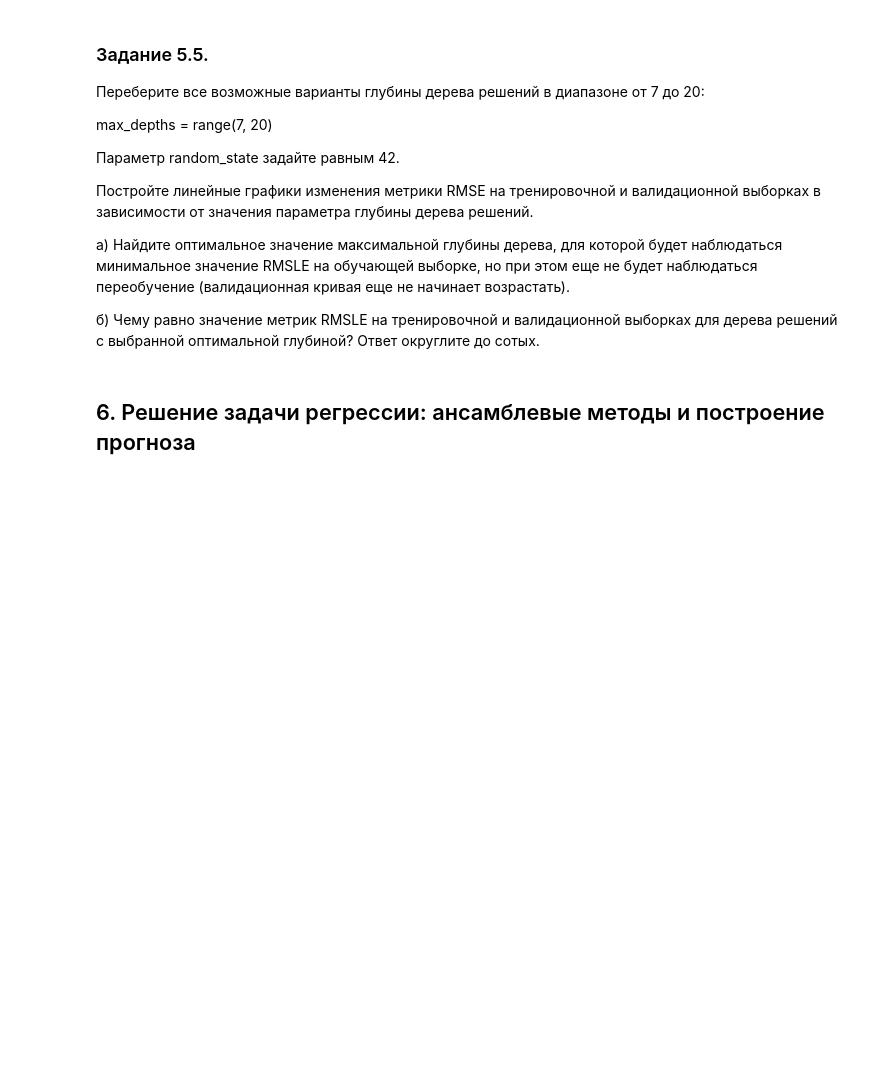
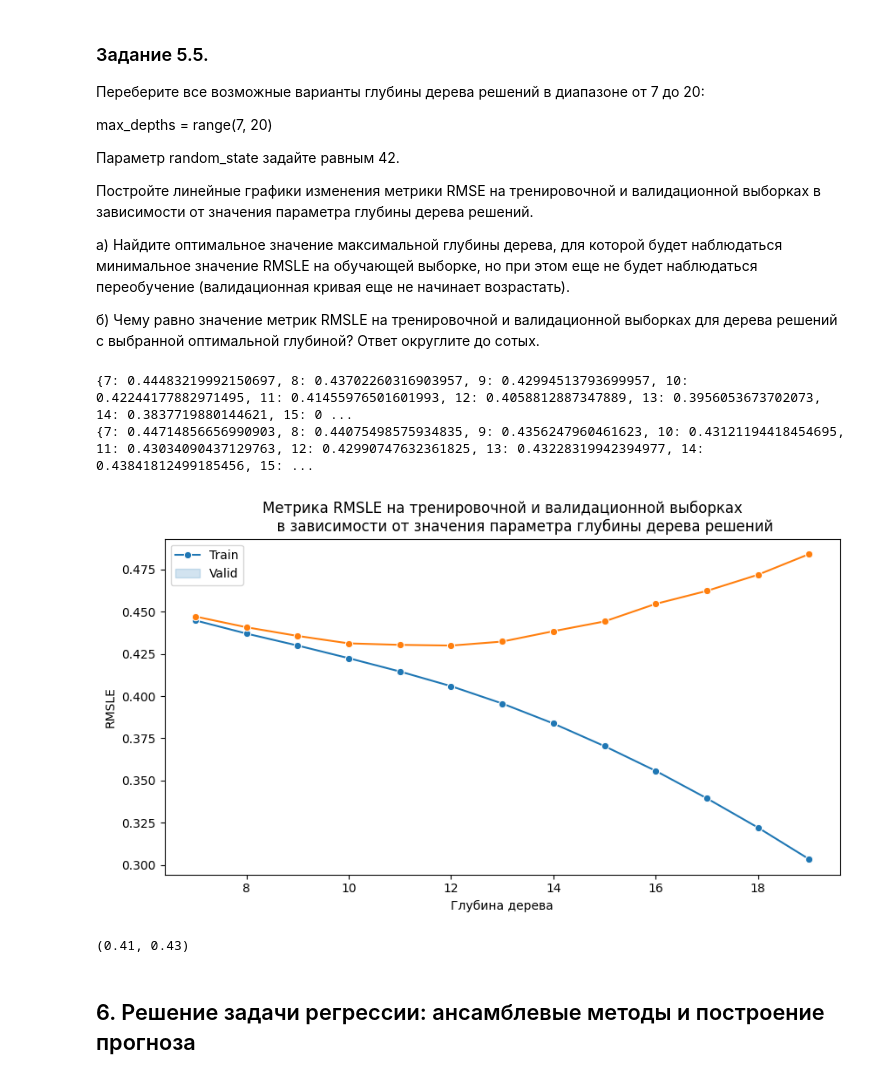
Before and after one commit to AntonYurkovskiy/Project_5_NY_City_Taxi_Trip_Duration, a Jupyter notebook: Project-5._Ноутбук-шаблон.ipynb, the cells around one changed output. Saved outputs shown, nothing was run; the diff lists cells and outputs as text; code cells hidden in the pictures; blank space fills up the shorter version.

```diff
--- a/Project-5._Ноутбук-шаблон.ipynb
+++ b/Project-5._Ноутбук-шаблон.ipynb
@@ -1135,3 +1235,50 @@ max_depths = range(7, 20)
+# %%
+# ваш код здесь
+
+def des_tree(depth):
+    model = DecisionTreeRegressor(max_depth=depth, random_state = 42)
+    model.fit(X_train_scaled, y_train_log)
+    y_train_pred_log = model.predict(X_train_scaled)
+    y_valid_pred_log = model.predict(X_valid_scaled)
+    rmse_train = root_mean_squared_error(y_train_log, y_train_pred_log)
+    rmse_val = root_mean_squared_error(y_valid_log, y_valid_pred_log)
+    return rmse_train, rmse_val
+
+train_rmse_dict={}
+val_rmse_dict={}
+
+for i in range(7, 20):
+    train_rmse_dict[i],val_rmse_dict[i] = des_tree(i)
+    # .update({i:des_tree(i)[0]})
+    # .update({i:des_tree(i)[1]})
+
+print(train_rmse_dict)
+print(val_rmse_dict)
+# %% [output]
+{7: 0.44483219992150697, 8: 0.43702260316903957, 9: 0.42994513793699957, 10: 0.42244177882971495, 11: 0.41455976501601993, 12: 0.4058812887347889, 13: 0.3956053673702073, 14: 0.3837719880144621, 15: 0 ...
+{7: 0.44714856656990903, 8: 0.44075498575934835, 9: 0.4356247960461623, 10: 0.43121194418454695, 11: 0.43034090437129763, 12: 0.42990747632361825, 13: 0.43228319942394977, 14: 0.43841812499185456, 15: ...
+# %%
+metrics = pd.DataFrame({
+    'Train':train_rmse_dict.values(),
+    'Valid':val_rmse_dict.values()
+},
+                       index=train_rmse_dict.keys())
+
+
+fig, ax = plt.subplots(figsize=(10, 5))
+ax = sns.lineplot(x=metrics.index, y=metrics.Train, marker="o")
+ax = sns.lineplot(x=metrics.index, y=metrics.Valid, marker="o")
+plt.title('Метрика RMSLE на тренировочной и валидационной выборках\n\
+          в зависимости от значения параметра глубины дерева решений')
+plt.legend(labels = metrics.columns)
+ax.set_xlabel('Глубина дерева')
+ax.set_ylabel('RMSLE');
+# %% [output]
+[figure, added]
+# %%
+des_tree(12)
+# %% [output]
+(0.41, 0.43)
 # %% [markdown]
 ## 6. Решение задачи регрессии: ансамблевые методы и построение прогноза
 # %% [markdown]
```
Also changed, not shown: parts of 17 cells of this notebook.
